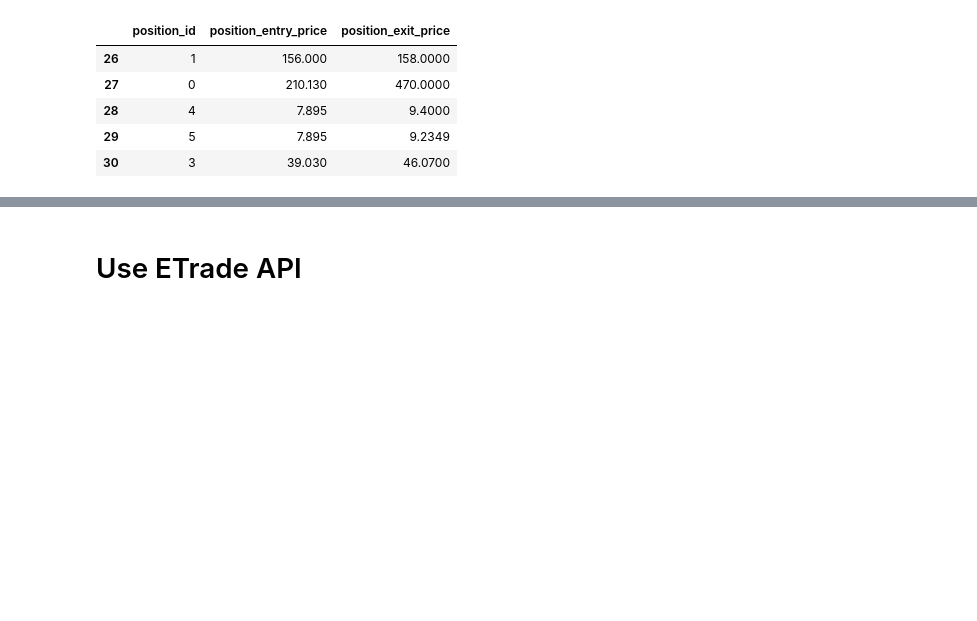
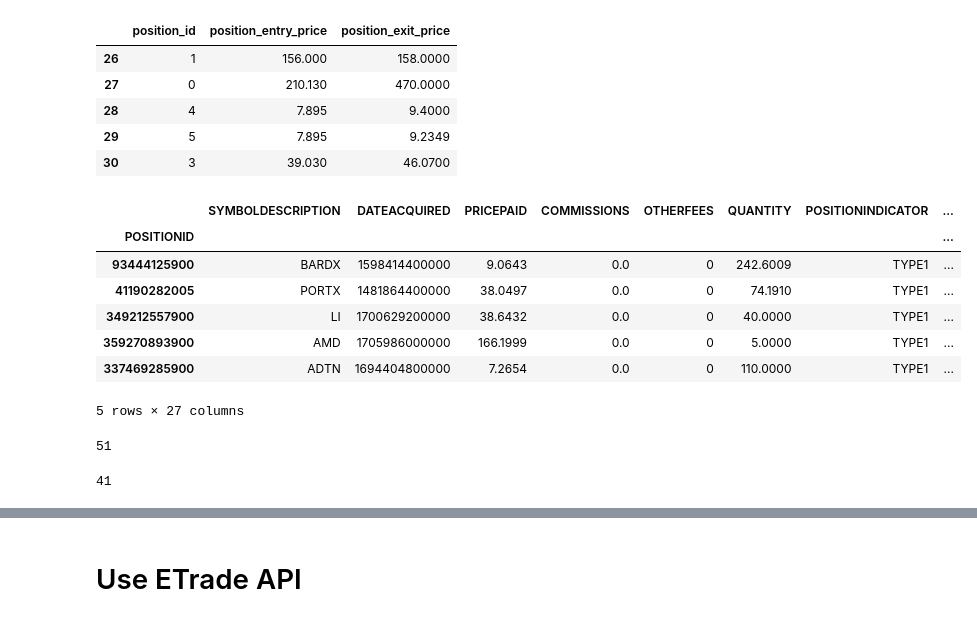
Before and after one commit to mirthbottle/trader_buddy, a Jupyter notebook: jupyter-notebooks/etrade_api.ipynb, the cells around one changed output, grey strips where cells are left out. Cells and saved outputs as stored; diff of their text form; code cells hidden in the pictures; blank space fills up the shorter version.

Commit message:
format colnames for etrade_accounts

```diff
--- a/jupyter-notebooks/etrade_api.ipynb
+++ b/jupyter-notebooks/etrade_api.ipynb
@@ -83,3 +83,9 @@ p_dec_sample_dl.tail()
 | 28 | 4 | 7.895 | 9.4000 |
 | 29 | 5 | 7.895 | 9.2349 |
 | 30 | 3 | 39.030 | 46.0700 |
+# %%
+# Perform a query.
+QUERY = (
+    'SELECT * FROM `main-street-labs.gain_tracker_dev.etrade_positions`'
+)
+etrade_pos = client.query_and_wait(QUERY).to_dataframe()  # API request
@@ -85,0 +94,16 @@ p_dec_sample_dl.tail()
+# %%
+etrade_pos.set_index("POSITIONID", inplace=True)
+etrade_pos.head()
+# %% [output]
+|  | SYMBOLDESCRIPTION | DATEACQUIRED | PRICEPAID | COMMISSIONS | OTHERFEES | QUANTITY | POSITIONINDICATOR | ... |
+| POSITIONID |  |  |  |  |  |  |  | ... |
+| 93444125900 | BARDX | 1598414400000 | 9.0643 | 0.0 | 0 | 242.6009 | TYPE1 | ... |
+| 41190282005 | PORTX | 1481864400000 | 38.0497 | 0.0 | 0 | 74.1910 | TYPE1 | ... |
+| 349212557900 | LI | 1700629200000 | 38.6432 | 0.0 | 0 | 40.0000 | TYPE1 | ... |
+| 359270893900 | AMD | 1705986000000 | 166.1999 | 0.0 | 0 | 5.0000 | TYPE1 | ... |
+| 337469285900 | ADTN | 1694404800000 | 7.2654 | 0.0 | 0 | 110.0000 | TYPE1 | ... |
+5 rows × 27 columns
+# %%
+len(etrade_pos)
+# %% [output]
+51
@@ -85,0 +112,4 @@ p_dec_sample_dl.tail()
+# %%
+len(pos_diff)
+# %% [output]
+41
```
Also changed, not shown: parts of 7 cells of this notebook, 4 other files.
